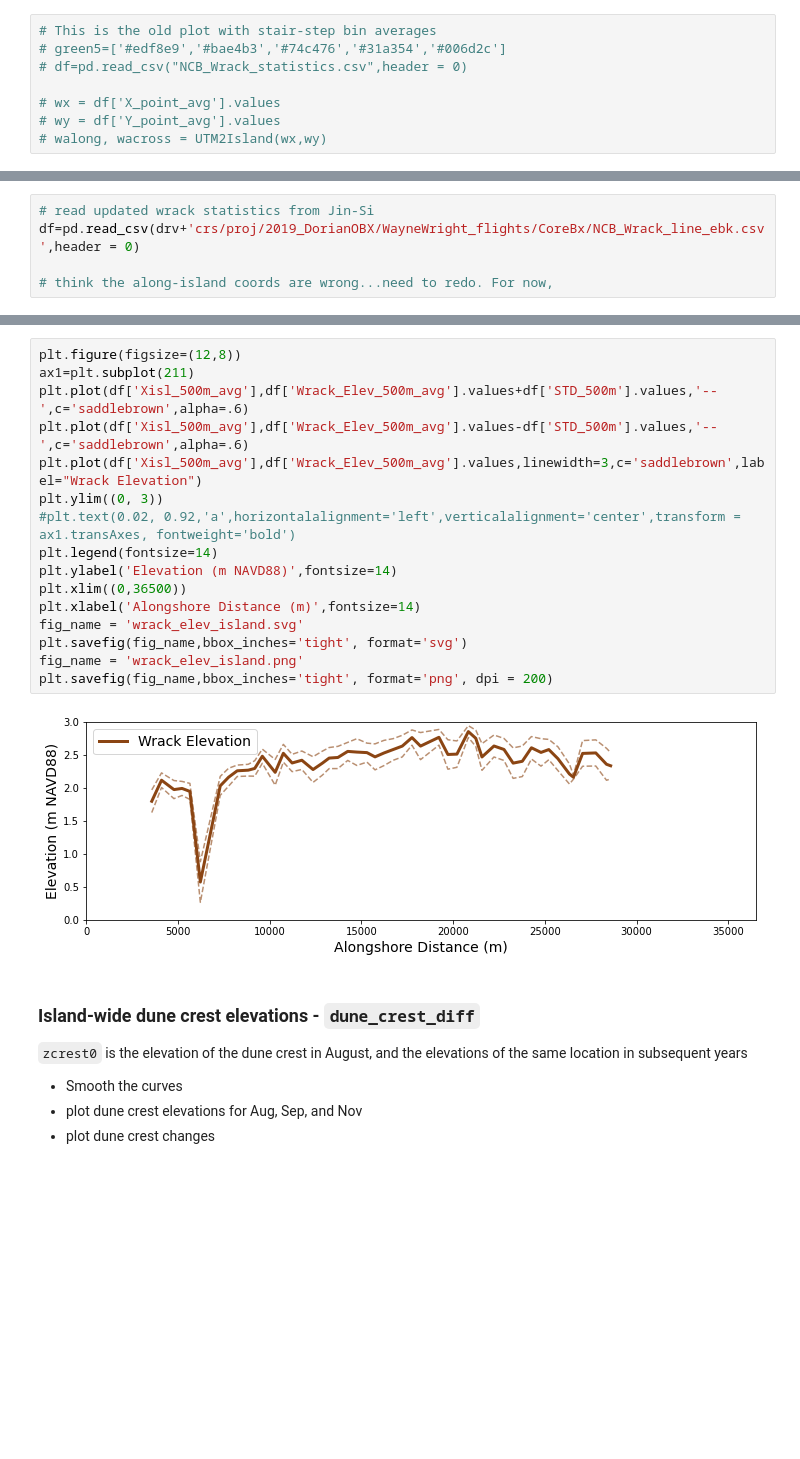
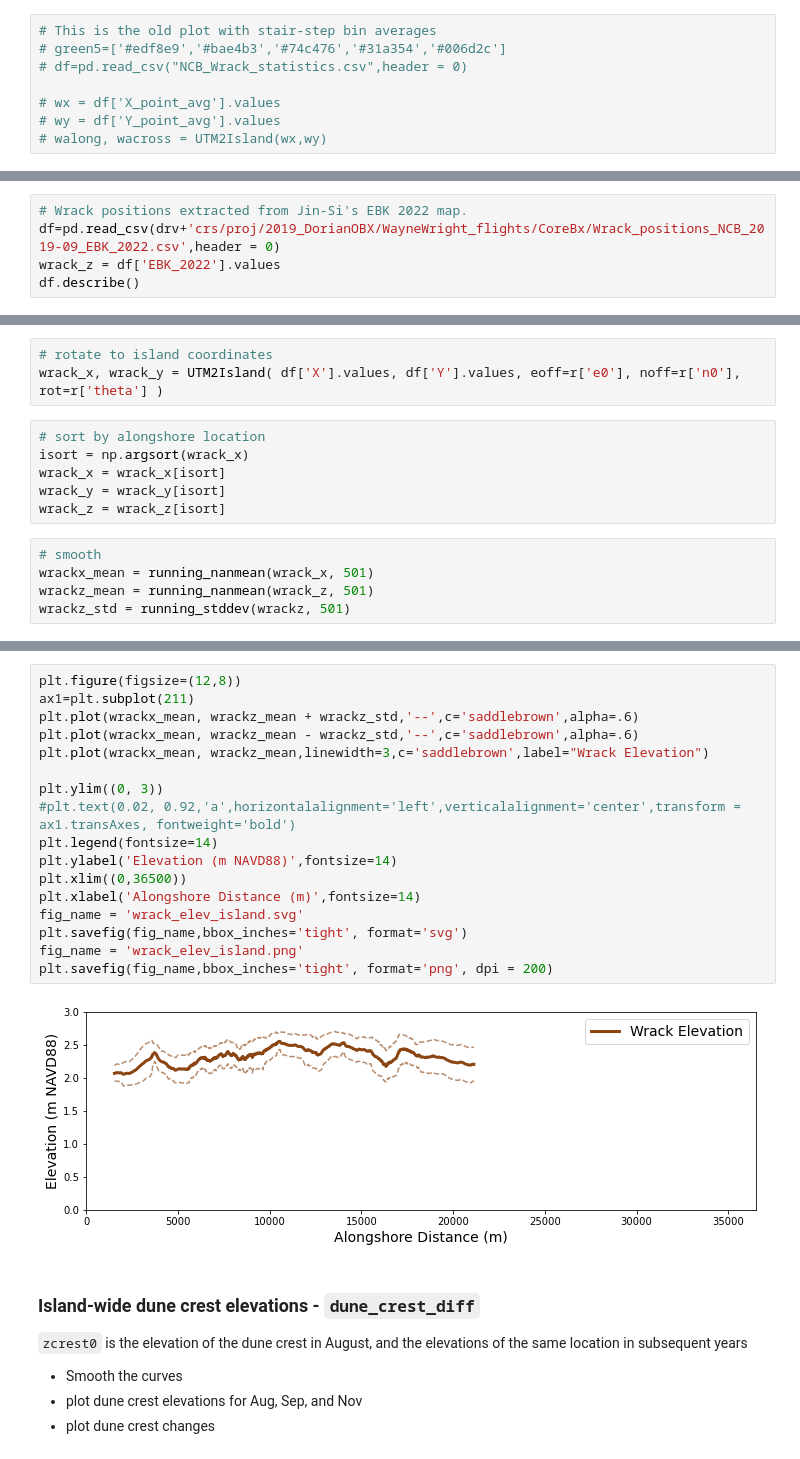
Before and after one commit to csherwood-usgs/CoreBx, a Jupyter notebook: CoreBx_process.ipynb, the cells around one changed output, grey strips where cells are left out. Cells and saved outputs as stored; diff of their text form; blank space fills up the shorter version.

Commit message:
still working on plots

```diff
--- a/CoreBx_process.ipynb
+++ b/CoreBx_process.ipynb
@@ -1216,5 +1269,5 @@ n=24999; slope, intercept= 82.8120,-213.5109; r=0.2550 p=0.0000, stderr=1.9863
 # %%
-# read updated wrack statistics from Jin-Si
-df=pd.read_csv(drv+'crs/proj/2019_DorianOBX/WayneWright_flights/CoreBx/NCB_Wrack_line_ebk.csv',header = 0)
-
-# think the along-island coords are wrong...need to redo. For now,
+# Wrack positions extracted from Jin-Si's EBK 2022 map.
+df=pd.read_csv(drv+'crs/proj/2019_DorianOBX/WayneWright_flights/CoreBx/Wrack_positions_NCB_2019-09_EBK_2022.csv',header = 0)
+wrack_z = df['EBK_2022'].values
+df.describe()
@@ -1220,0 +1284,14 @@ df=pd.read_csv(drv+'crs/proj/2019_DorianOBX/WayneWright_flights/CoreBx/NCB_Wrack
+# %%
+# rotate to island coordinates
+wrack_x, wrack_y = UTM2Island( df['X'].values, df['Y'].values, eoff=r['e0'], noff=r['n0'], rot=r['theta'] )
+# %%
+# sort by alongshore location
+isort = np.argsort(wrack_x)
+wrack_x = wrack_x[isort]
+wrack_y = wrack_y[isort]
+wrack_z = wrack_z[isort]
+# %%
+# smooth
+wrackx_mean = running_nanmean(wrack_x, 501)
+wrackz_mean = running_nanmean(wrack_z, 501)
+wrackz_std = running_stddev(wrackz, 501)
@@ -1221,21 +1303,22 @@ df=pd.read_csv(drv+'crs/proj/2019_DorianOBX/WayneWright_flights/CoreBx/NCB_Wrack
 # %%
 plt.figure(figsize=(12,8))
 ax1=plt.subplot(211)
-plt.plot(df['Xisl_500m_avg'],df['Wrack_Elev_500m_avg'].values+df['STD_500m'].values,'--',c='saddlebrown',alpha=.6)
-plt.plot(df['Xisl_500m_avg'],df['Wrack_Elev_500m_avg'].values-df['STD_500m'].values,'--',c='saddlebrown',alpha=.6)
-plt.plot(df['Xisl_500m_avg'],df['Wrack_Elev_500m_avg'].values,linewidth=3,c='saddlebrown',label="Wrack Elevation")
+plt.plot(wrackx_mean, wrackz_mean + wrackz_std,'--',c='saddlebrown',alpha=.6)
+plt.plot(wrackx_mean, wrackz_mean - wrackz_std,'--',c='saddlebrown',alpha=.6)
+plt.plot(wrackx_mean, wrackz_mean,linewidth=3,c='saddlebrown',label="Wrack Elevation")
+
 plt.ylim((0, 3))
 #plt.text(0.02, 0.92,'a',horizontalalignment='left',verticalalignment='center',transform = ax1.transAxes, fontweight='bold')
 plt.legend(fontsize=14)
 plt.ylabel('Elevation (m NAVD88)',fontsize=14)
 plt.xlim((0,36500))
 plt.xlabel('Alongshore Distance (m)',fontsize=14)
 fig_name = 'wrack_elev_island.svg'
 plt.savefig(fig_name,bbox_inches='tight', format='svg')
 fig_name = 'wrack_elev_island.png'
 plt.savefig(fig_name,bbox_inches='tight', format='png', dpi = 200)
 # %% [output]
-[figure, old version]
+[figure, new version]
 # %% [markdown]
 ### Island-wide dune crest elevations - `dune_crest_diff`
 
```
Also changed, not shown: parts of 11 cells of this notebook, 2 other files.
